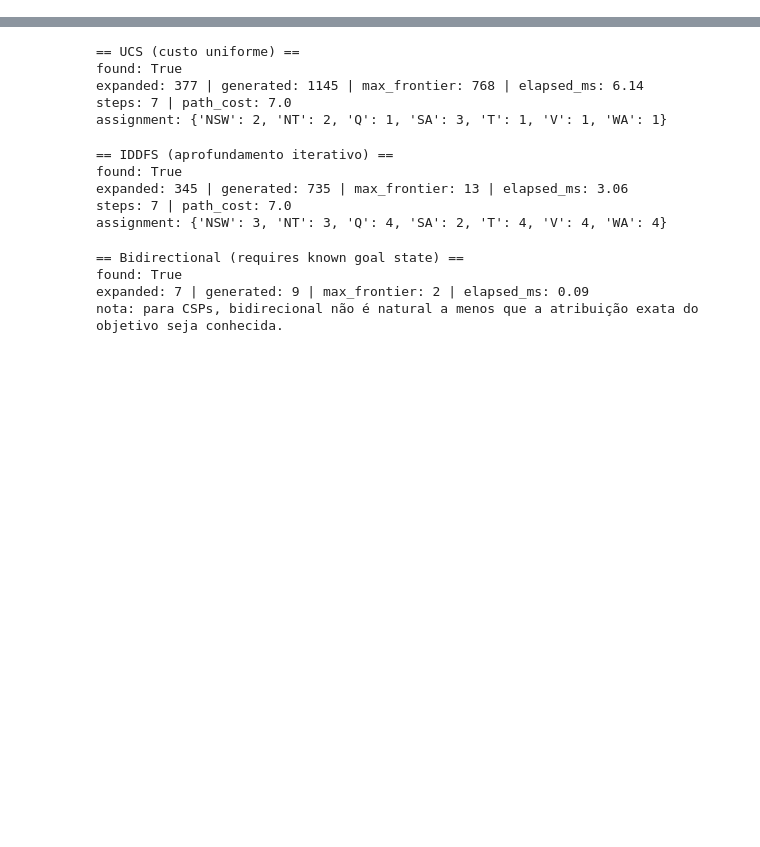
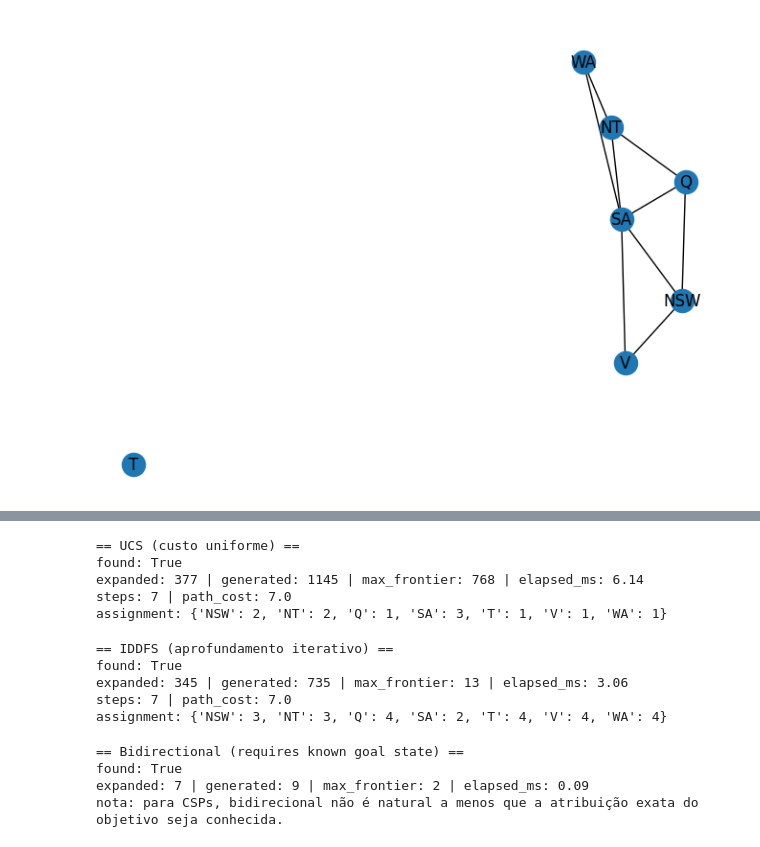
Before and after one commit to phdabel/inteligencia-artificial, a Jupyter notebook: notebooks/01-mapcoloring.ipynb, the cells around one changed output, grey strips where cells are left out. Drawn from its saved outputs; the diff is of its cells as text; code cells hidden in the pictures; blank space fills up the shorter version.

```diff
--- a/notebooks/01-mapcoloring.ipynb
+++ b/notebooks/01-mapcoloring.ipynb
@@ -86,6 +97,12 @@ colors = [1, 2, 3, 4]
 order = ["WA", "NT", "SA", "Q", "NSW", "V", "T"]  # deterministic, blind
 
 problem = MapColoringProblem(g, colors, order)
+# %%
+nx_graph = g.to_networkx()
+nx.draw(nx_graph, with_labels=True)
+plt.show()
+# %% [output]
+[figure, added]
 # %%
 # BFS
 res_bfs = bfs(problem)
```
Also changed, not shown: parts of 8 cells of this notebook, 4 other files.
